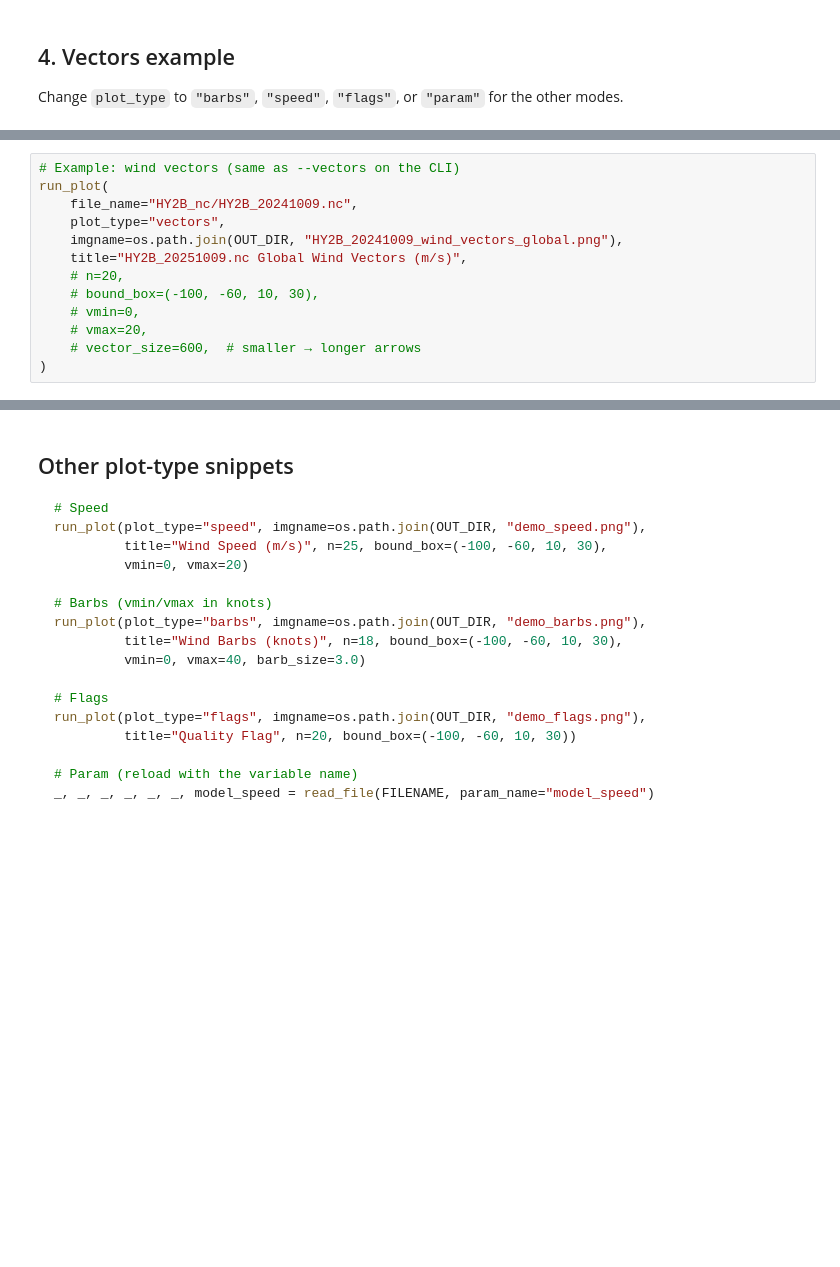
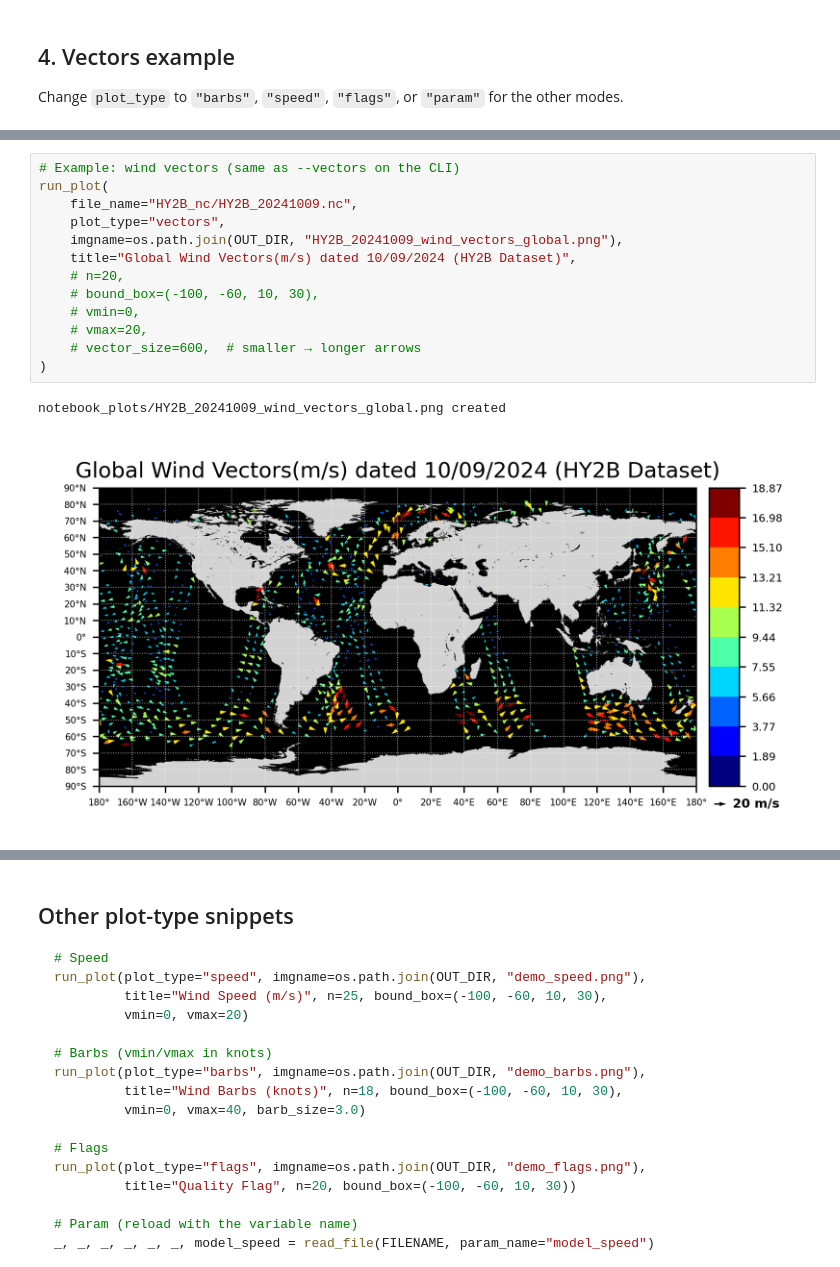
Before and after one commit to jasminemasopeh/modern_coaps_daily_swath, a Jupyter notebook: map_swath_data.ipynb, the cells around one changed output, grey strips where cells are left out. Cells and saved outputs as stored; diff of their text form; blank space fills up the shorter version.

```diff
--- a/map_swath_data.ipynb
+++ b/map_swath_data.ipynb
@@ -733,16 +735,19 @@ run_plot(
 # %%
 # Example: wind vectors (same as --vectors on the CLI)
 run_plot(
     file_name="HY2B_nc/HY2B_20241009.nc",
     plot_type="vectors",
     imgname=os.path.join(OUT_DIR, "HY2B_20241009_wind_vectors_global.png"),
-    title="HY2B_20251009.nc Global Wind Vectors (m/s)",
+    title="Global Wind Vectors(m/s) dated 10/09/2024 (HY2B Dataset)",
     # n=20,
     # bound_box=(-100, -60, 10, 30),
     # vmin=0,
     # vmax=20,
     # vector_size=600,  # smaller → longer arrows
 )
+# %% [output]
+notebook_plots/HY2B_20241009_wind_vectors_global.png created
+[figure, added]
 # %%
 run_plot(
     file_name="HY2B_nc/HY2B_20241009.nc",
```
Also changed, not shown: parts of 4 cells of this notebook, 5 other files.
